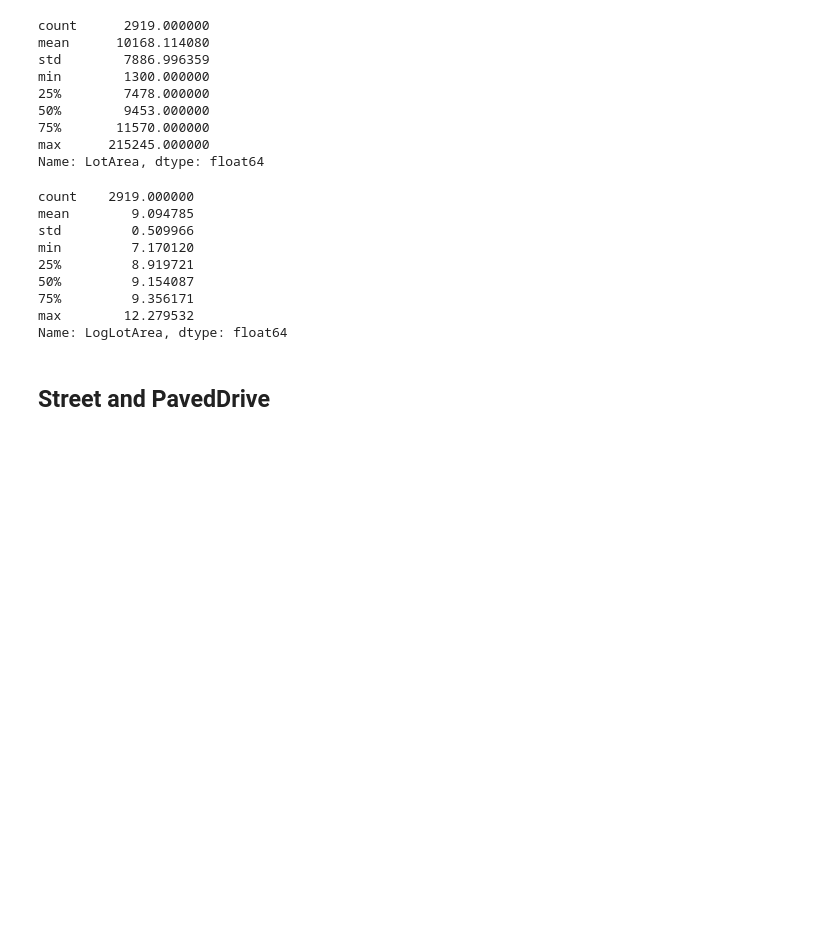
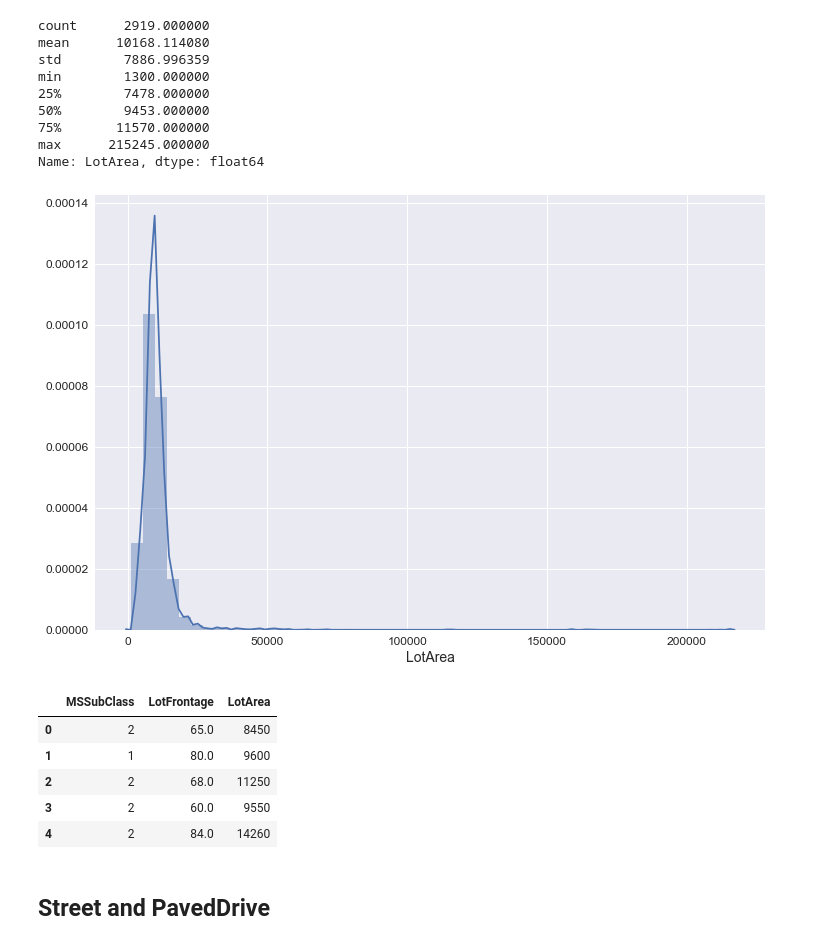
Before and after one commit to dsnair/Ames_Housing_Data, a Jupyter notebook: feature_engineering/feature_engineering.ipynb, the cells around one changed output. Cells and saved outputs as stored; diff of their text form; code cells hidden in the pictures; blank space fills up the shorter version.

```diff
--- a/feature_engineering/feature_engineering.ipynb
+++ b/feature_engineering/feature_engineering.ipynb
@@ -139,19 +129,20 @@ min        1300.000000
 75%       11570.000000
 max      215245.000000
 Name: LotArea, dtype: float64
+# %%
+sns.distplot(data["LotArea"]);
+# %% [output]
+[figure, added]
 # %%
-new["LogLotArea"] = np.log(data["LotArea"])
-new["LogLotArea"].describe()
+new["LotArea"] = data["LotArea"]
+new.head()
 # %% [output]
-count    2919.000000
-mean        9.094785
-std         0.509966
-min         7.170120
-25%         8.919721
-50%         9.154087
-75%         9.356171
-max        12.279532
-Name: LogLotArea, dtype: float64
+|  | MSSubClass | LotFrontage | LotArea |
+| 0 | 2 | 65.0 | 8450 |
+| 1 | 1 | 80.0 | 9600 |
+| 2 | 2 | 68.0 | 11250 |
+| 3 | 2 | 60.0 | 9550 |
+| 4 | 2 | 84.0 | 14260 |
 # %% [markdown]
 ## Street and PavedDrive
 # %%
```
Also changed, not shown: parts of 155 cells of this notebook, 2 other files.
